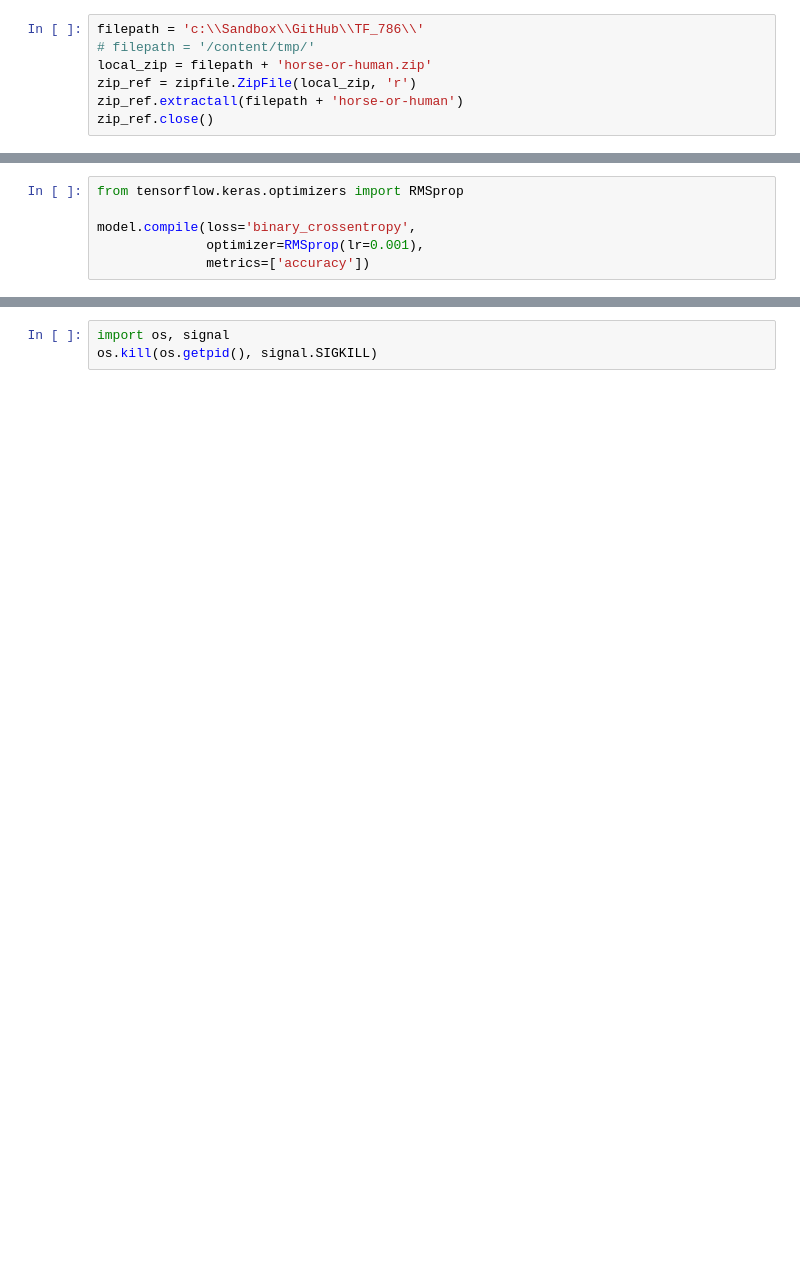
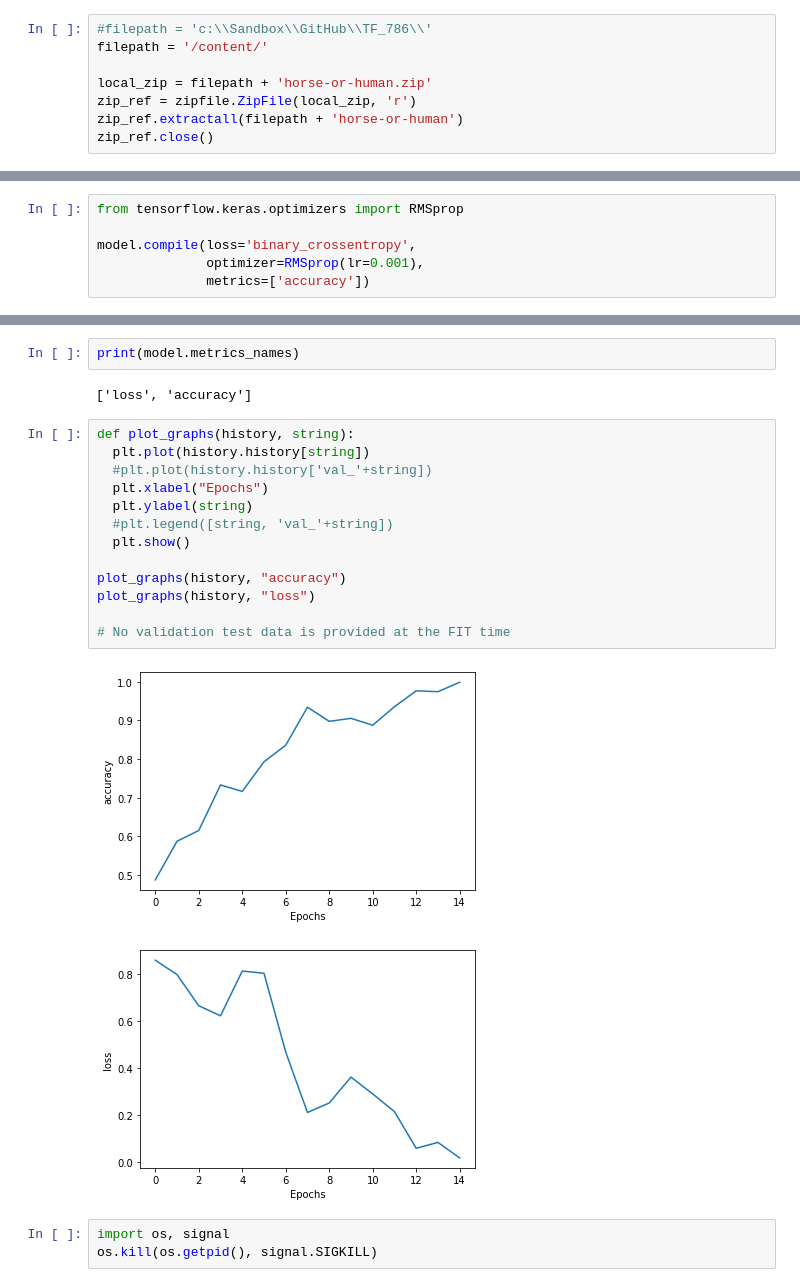
Before and after one commit to AmirRazaMBA/TensorFlow-Certification, a Jupyter notebook: 2. Convolutional Neural Network in Tensorflow/AZ/04_horse-or-human-no_validation.ipynb, the cells around one changed output, grey strips where cells are left out. Saved outputs shown, nothing was run; the diff lists cells and outputs as text; blank space fills up the shorter version.

```diff
--- a/2. Convolutional Neural Network in Tensorflow/AZ/04_horse-or-human-no_validation.ipynb
+++ b/2. Convolutional Neural Network in Tensorflow/AZ/04_horse-or-human-no_validation.ipynb
@@ -29,6 +26,7 @@ Downloading data from https://storage.googleapis.com/laurencemoroney-blog.appspo
 # %%
-filepath = 'c:\\Sandbox\\GitHub\\TF_786\\'
-# filepath = '/content/tmp/'
+#filepath = 'c:\\Sandbox\\GitHub\\TF_786\\'
+filepath = '/content/'
+
 local_zip = filepath + 'horse-or-human.zip'
 zip_ref = zipfile.ZipFile(local_zip, 'r')
 zip_ref.extractall(filepath + 'horse-or-human')
@@ -206,3 +209,23 @@ for fn in uploaded.keys():
+# %%
+print(model.metrics_names)
+# %% [output]
+['loss', 'accuracy']
+# %%
+def plot_graphs(history, string):
+  plt.plot(history.history[string])
+  #plt.plot(history.history['val_'+string])
+  plt.xlabel("Epochs")
+  plt.ylabel(string)
+  #plt.legend([string, 'val_'+string])
+  plt.show()
+
+plot_graphs(history, "accuracy")
+plot_graphs(history, "loss")
+
+# No validation test data is provided at the FIT time
+# %% [output]
+[figure, added]
+[figure, added]
 # %%
 import os, signal
 os.kill(os.getpid(), signal.SIGKILL)
```
Also changed, not shown: parts of 12 cells of this notebook.
